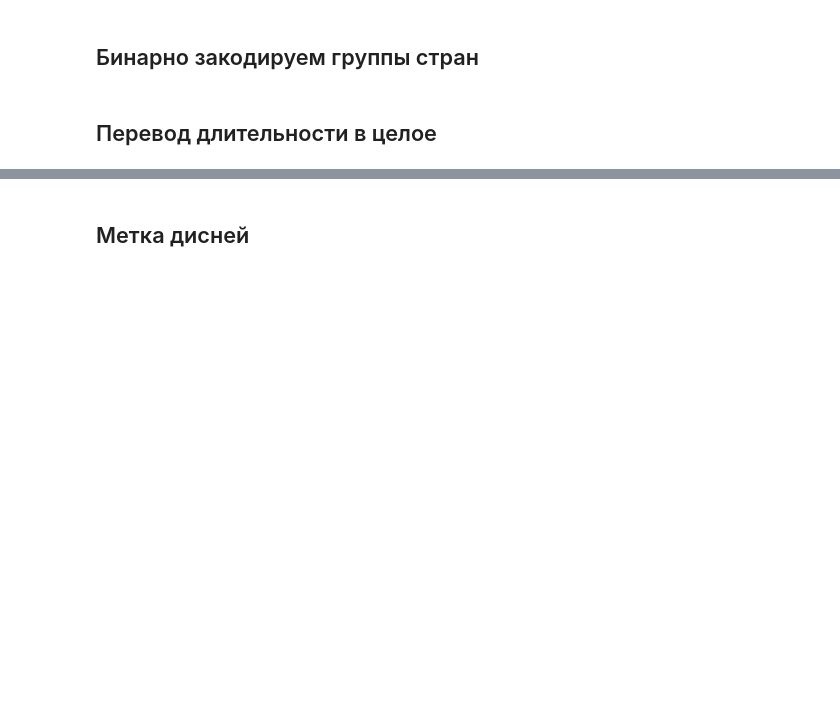
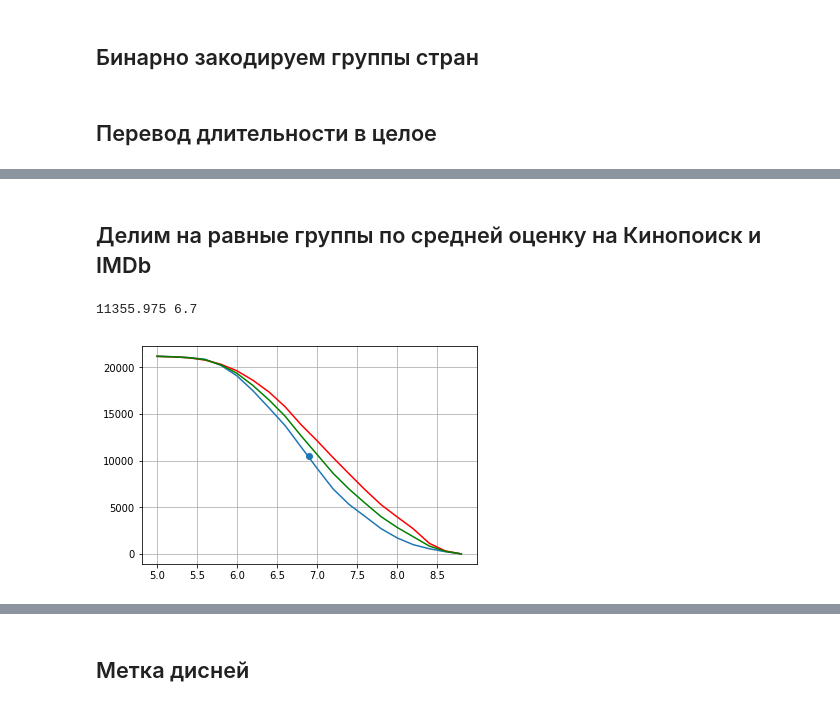
Before and after one commit to kandrewkov/Movie-Recommendations, a Jupyter notebook: preproc_data.ipynb, the cells around one changed output, grey strips where cells are left out. Cells and saved outputs as stored; diff of their text form; code cells hidden in the pictures; blank space fills up the shorter version.

```diff
--- a/preproc_data.ipynb
+++ b/preproc_data.ipynb
@@ -266,0 +318,27 @@ movies['movie_duration'] = movies['movie_duration'].fillna(100)
+# %%
+movies['20centure'] = movies['1905-1970'] + movies['1970-1988'] + movies['1988-1997'] + movies['1997-2004']
+movies['21centure'] = movies['1997-2004'] + movies['2004-2009'] + movies['2009-2013'] + movies['2013-2017']
+# %% [markdown]
+## Делим на равные группы по средней оценку на Кинопоиск и IMDb
+# %%
+movies['kp+imdb'] = (movies['kp_rating']+ movies['imdb_rating'])/2
+kp = []
+imdb = []
+x = list(np.arange(5, 9, 0.2))
+x.reverse()
+for i in np.arange(5, 9, 0.2):
+    count = len(movies[movies['kp_rating'] < i])
+    c = len(movies[movies['imdb_rating'] < i])
+    imdb.append(c)
+    kp.append(count)
+#     print('<', 2018-i, count)
+plt.plot(x, kp)
+plt.plot(x, imdb, 'r')
+av_rate = (np.array(movie_counts) + np.array(imdb))/2
+plt.plot(x, av_rate, 'green')
+plt.scatter(6.9, 10500)
+plt.grid()
+print(av_rate.mean(), movies['imdb_rating'].median())
+# %% [output]
+11355.975 6.7
+[figure, added]
```
Also changed, not shown: parts of 21 cells of this notebook, 4 other files.
